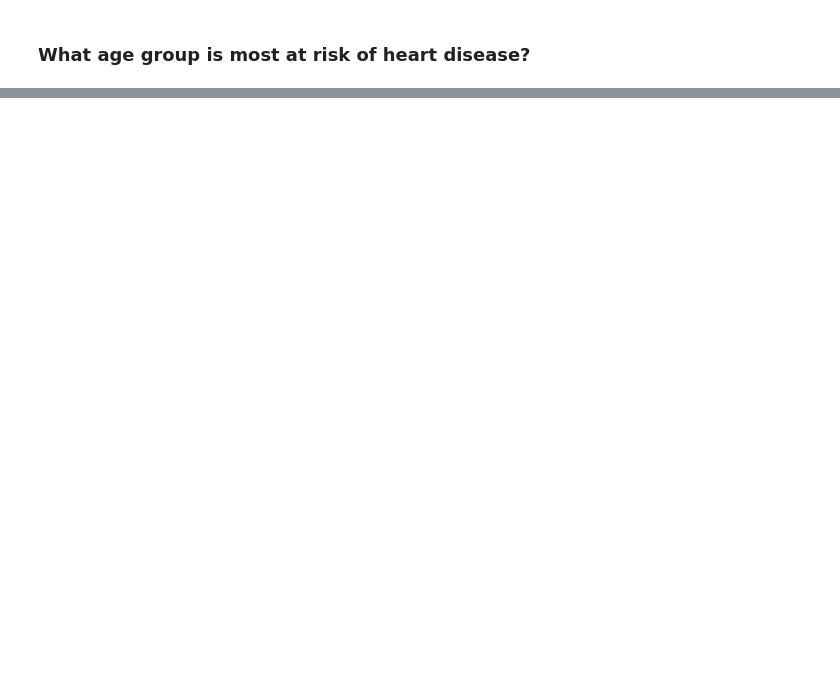
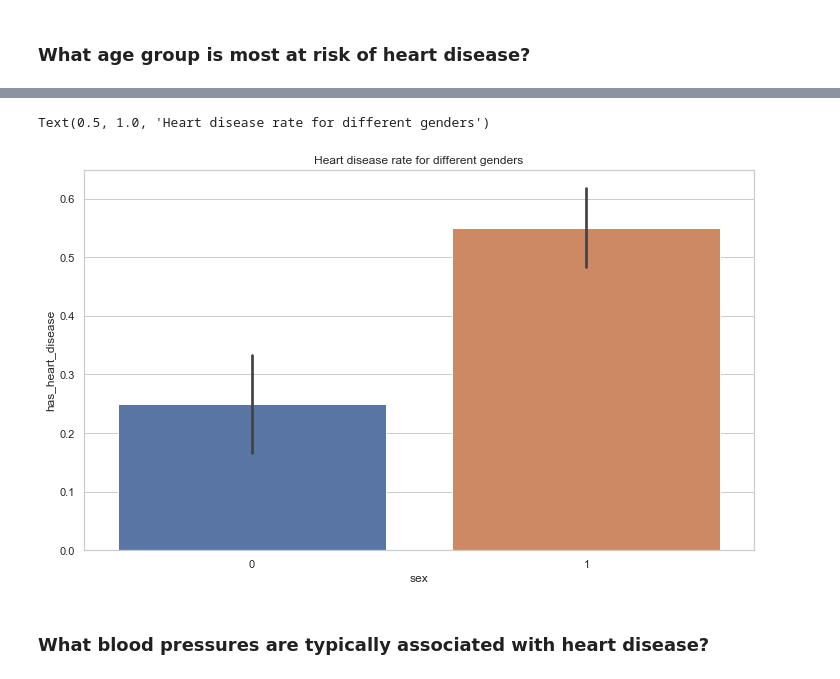
Before and after one commit to BenGOsborn/Heart-Disease-Classification, a Jupyter notebook: heart-disease-analysis.ipynb, the cells around one changed output, grey strips where cells are left out. Cells and saved outputs as stored; diff of their text form; code cells hidden in the pictures; blank space fills up the shorter version.

```diff
--- a/heart-disease-analysis.ipynb
+++ b/heart-disease-analysis.ipynb
@@ -128,0 +147,8 @@ graph.set_title('Heart disease rate for different age groups')
+# %%
+graph = sns.barplot(data=df, x='sex', y='has_heart_disease')
+graph.set_title('Heart disease rate for different genders')
+# %% [output]
+Text(0.5, 1.0, 'Heart disease rate for different genders')
+[figure, added]
+# %% [markdown]
+### What blood pressures are typically associated with heart disease?
```
Also changed, not shown: parts of 9 cells of this notebook.
